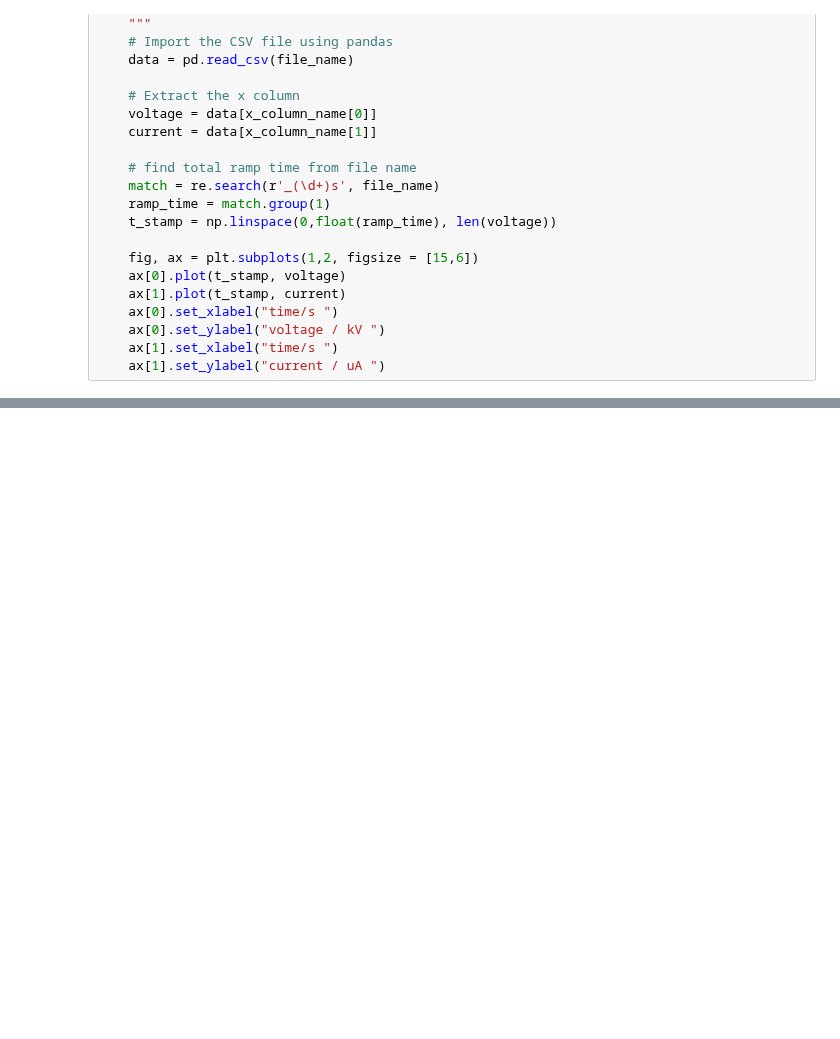
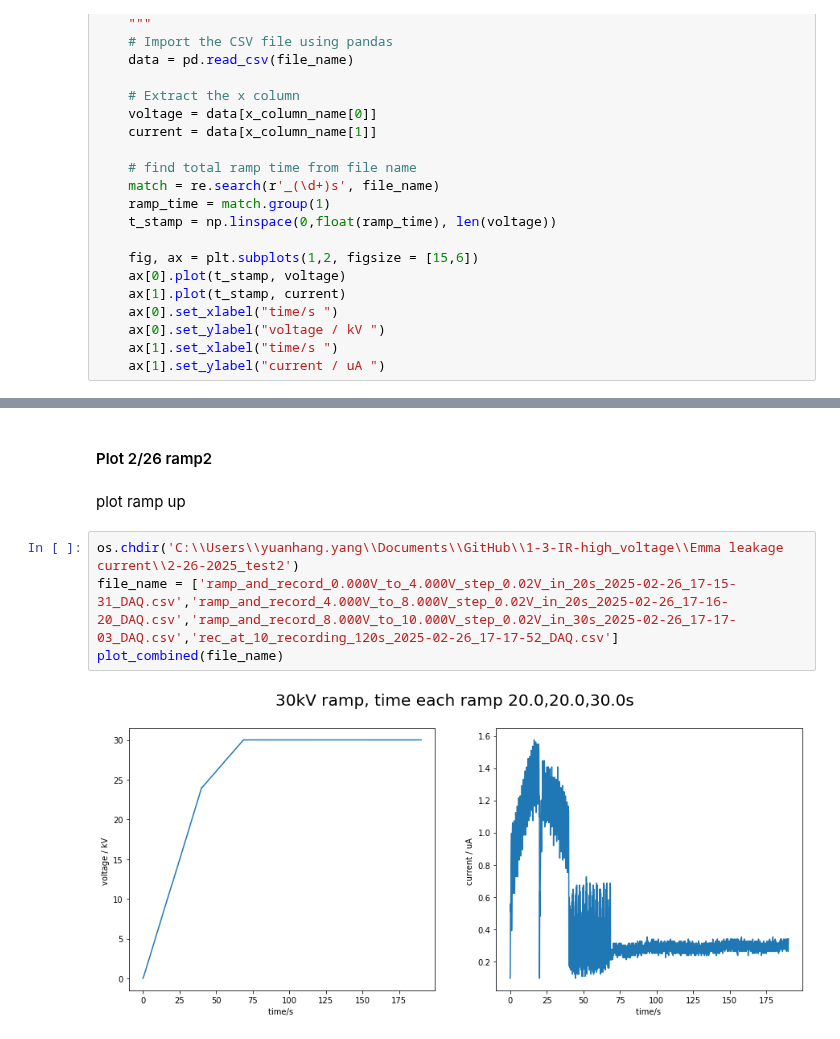
Before and after one commit to yyhshdu1/1-3-IR-high_voltage, a Jupyter notebook: Emma leakage current/Plot_V&A_ramp.ipynb, the cells around one changed output, grey strips where cells are left out. Drawn from its saved outputs; the diff is of its cells as text; blank space fills up the shorter version.

```diff
--- a/Emma leakage current/Plot_V&A_ramp.ipynb
+++ b/Emma leakage current/Plot_V&A_ramp.ipynb
@@ -136,0 +96,10 @@ Text(0.5, 0.98, '1st 30kV ramp down, time each ramp 60.0s')
+# %% [markdown]
+#### Plot 2/26 ramp2
+# %% [markdown]
+plot ramp up
+# %%
+os.chdir('C:\\Users\\yuanhang.yang\\Documents\\GitHub\\1-3-IR-high_voltage\\Emma leakage current\\2-26-2025_test2')
+file_name = ['ramp_and_record_0.000V_to_4.000V_step_0.02V_in_20s_2025-02-26_17-15-31_DAQ.csv','ramp_and_record_4.000V_to_8.000V_step_0.02V_in_20s_2025-02-26_17-16-20_DAQ.csv','ramp_and_record_8.000V_to_10.000V_step_0.02V_in_30s_2025-02-26_17-17-03_DAQ.csv','rec_at_10_recording_120s_2025-02-26_17-17-52_DAQ.csv']
+plot_combined(file_name)
+# %% [output]
+[figure, added]
```
Also changed, not shown: parts of 18 cells of this notebook.
